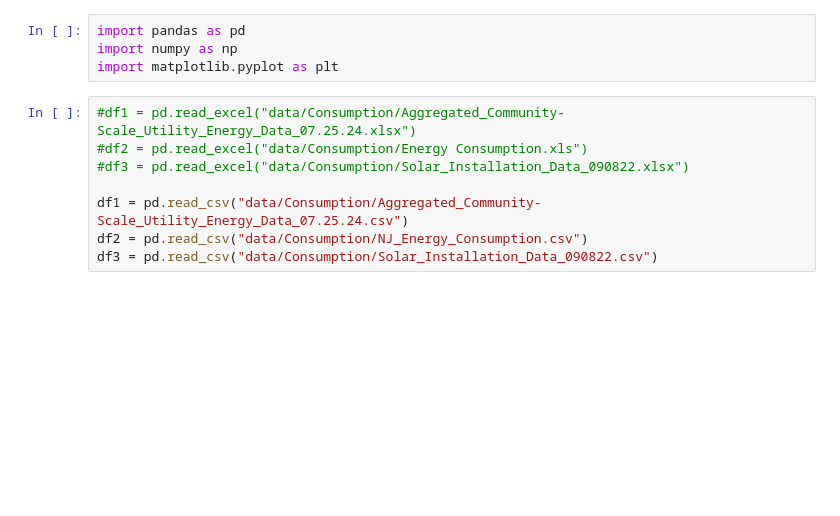
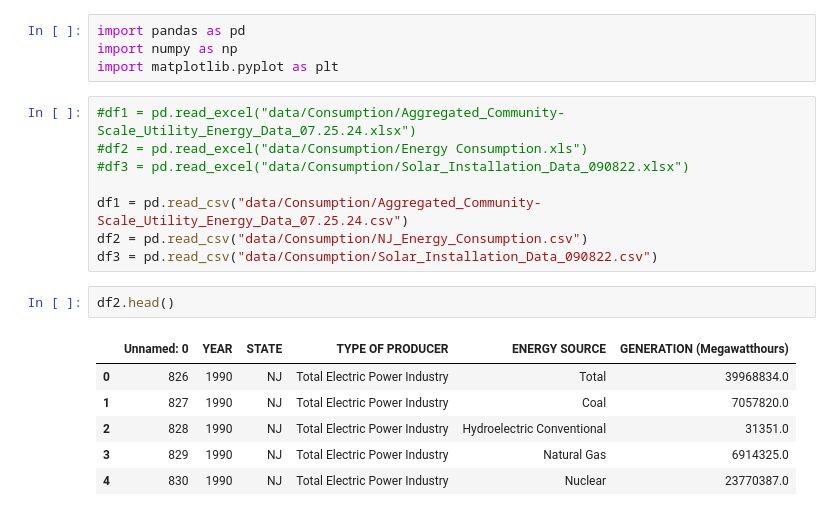
Before and after one commit to Rutgers-Economics-Labs/CleanEnergyFundingF24, a Jupyter notebook: model.ipynb, the cells around one changed output. Cells and saved outputs as stored; diff of their text form; blank space fills up the shorter version.

```diff
--- a/model.ipynb
+++ b/model.ipynb
@@ -10,4 +10,13 @@ import matplotlib.pyplot as plt
 df1 = pd.read_csv("data/Consumption/Aggregated_Community-Scale_Utility_Energy_Data_07.25.24.csv")
 df2 = pd.read_csv("data/Consumption/NJ_Energy_Consumption.csv")
 df3 = pd.read_csv("data/Consumption/Solar_Installation_Data_090822.csv")
+# %%
+df2.head()
+# %% [output]
+|  | Unnamed: 0 | YEAR | STATE | TYPE OF PRODUCER | ENERGY SOURCE | GENERATION (Megawatthours) |
+| 0 | 826 | 1990 | NJ | Total Electric Power Industry | Total | 39968834.0 |
+| 1 | 827 | 1990 | NJ | Total Electric Power Industry | Coal | 7057820.0 |
+| 2 | 828 | 1990 | NJ | Total Electric Power Industry | Hydroelectric Conventional | 31351.0 |
+| 3 | 829 | 1990 | NJ | Total Electric Power Industry | Natural Gas | 6914325.0 |
+| 4 | 830 | 1990 | NJ | Total Electric Power Industry | Nuclear | 23770387.0 |
 # %%
```
Also changed, not shown: parts of 3 cells of this notebook.
